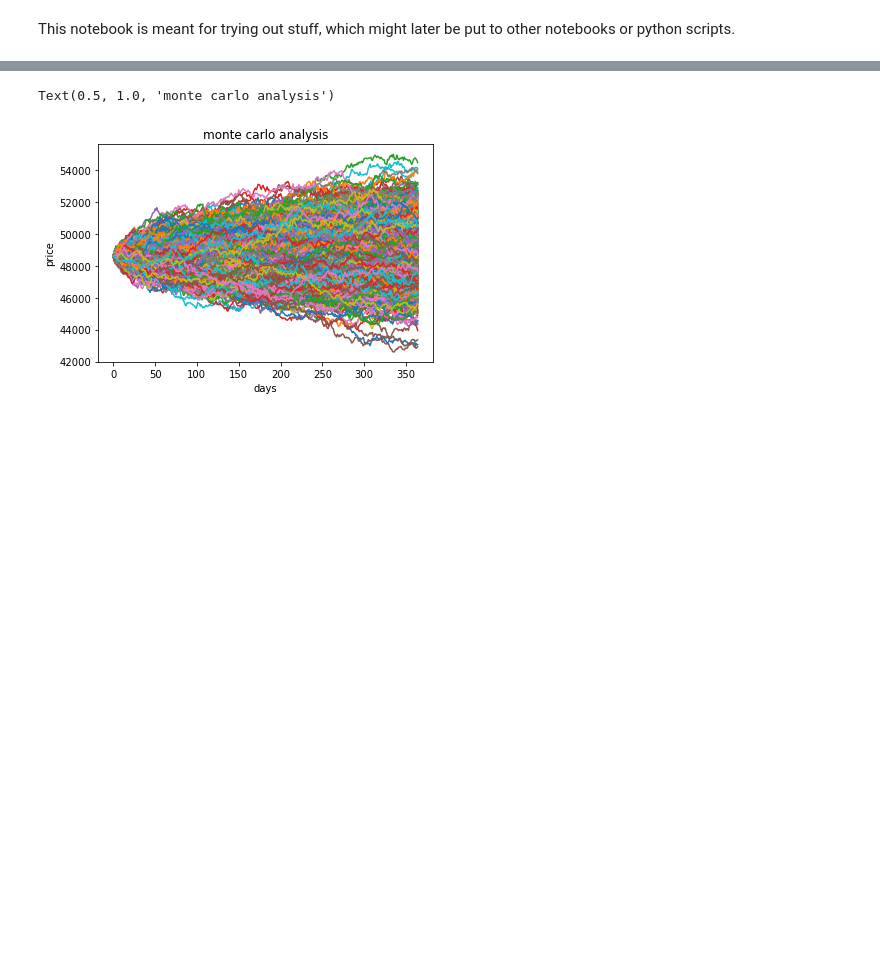
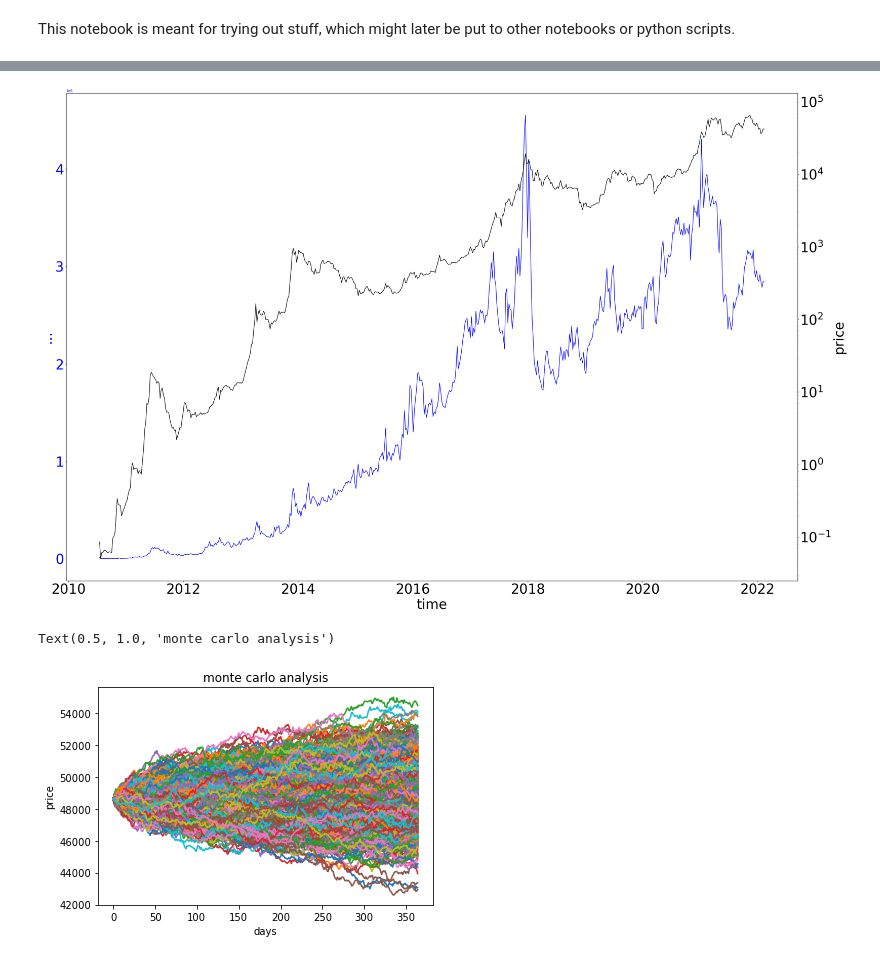
Before and after one commit to MaliMi97/portfolio, a Jupyter notebook: src/trial-and-error.ipynb, the cells around one changed output, grey strips where cells are left out. Drawn from its saved outputs; the diff is of its cells as text; code cells hidden in the pictures; blank space fills up the shorter version.

Commit message:
new addresses

```diff
--- a/src/trial-and-error.ipynb
+++ b/src/trial-and-error.ipynb
@@ -15,0 +33,3 @@ from functions.impermanent_loss import *
+# %%
+g = GlassnodeAPI(open("/home/malimi/Skillset/glassnode_api_key.txt",'r').read()[:-1])
+g.get_new_addresses_and_price()
@@ -16,3 +50,12 @@ from functions.impermanent_loss import *
+# %%
+df = g.get_new_addresses_and_price(period='week')
+fig, ax1, ax2 = with_price_in_background(df['time'],df['price'])
+ax1.set_ylabel(f'...',color='blue', fontsize=40)
+ax1.tick_params(axis='y', labelcolor='blue', labelsize=40)
+ax1.plot(df['time'],df['number of new addresses'],color='blue')
+plt.show()
+# %% [output]
+[figure, added]
 # %%
 coin_list = ['bitcoin', 'ethereum', 'fantom', 'solana', 'polkadot', 'the-sandbox', 'kusama', 'decentraland']
 c = CoinGeckoAPI()
```
Also changed, not shown: parts of 2 cells of this notebook, 2 other files.
